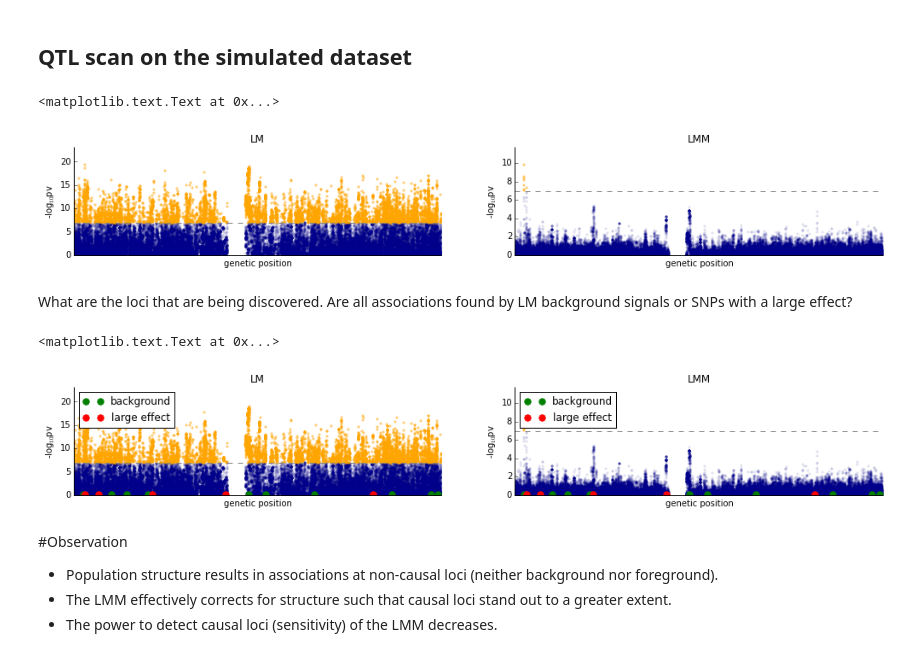
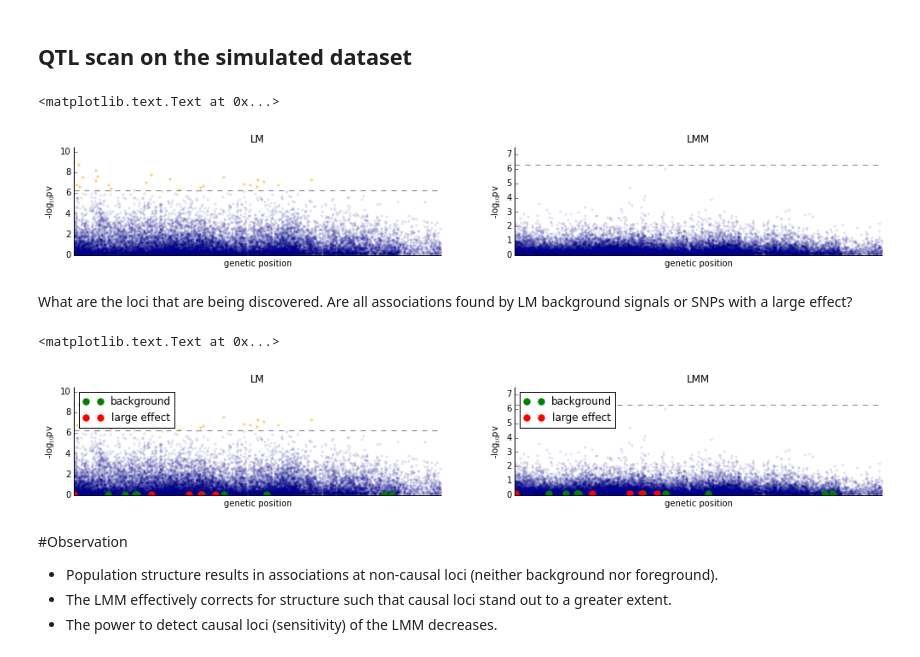
Before and after one commit to PMBio/limix-tutorials, a Jupyter notebook: LMM_singletrait/LMM_simulation.ipynb, the cells around one changed output. Drawn from its saved outputs; the diff is of its cells as text; code cells hidden in the pictures.

```diff
--- a/LMM_singletrait/LMM_simulation.ipynb
+++ b/LMM_singletrait/LMM_simulation.ipynb
@@ -22,8 +43,15 @@ pos_1000G = geno_reader_1000G.getPos()
+# %%
+if 0:
+    M = M1000G
+    POS = pos_1000G
+    minor_allele=2
+
+if 1:
+    M = Matwell
+    POS = posatwell
+    minor_allele=1
 # %%
-#select YRI and CEU populations
-Ipop = (population_1000G=='CEU') | (population_1000G=='YRI') | (population_1000G=='GBR') | (population_1000G=='FIN')
-population_1000G = population_1000G[Ipop]
-M1000G = geno_reader_1000G.getGenotypes()[Ipop]
+
 #M1000G = geno_reader_1000G.getGenotypes()
 
 #note: the 1000g samples have different populational background.
@@ -31,16 +59,16 @@ M1000G = geno_reader_1000G.getGenotypes()[Ipop]
 #you can query this information using the array "popuatlion_1000G"
 
 #filter by allele frequency
-af1000G = calc_AF(M1000G,minor=2)
-Iok = (af1000G['af']>=0.05) & ((af1000G['af']<0.95))
-M1000G = M1000G[:,Iok]
-pos_1000G = pos_1000G[Iok]
+af = calc_AF(M,minor=minor_allele)
+Iok = (af['af']>=0.05) & ((af['af']<0.95))
+M = M[:,Iok]
+POS = POS[Iok]
 # %%
-N = M1000G.shape[0]
+N = M.shape[0]
 #set random seed to make this reporducible
 sp.random.seed(5)
 
-snps = sp.array(M1000G,dtype='float')
+snps = sp.array(M,dtype='float')
 #specifiy number of causal variants and total variance attributable to genetic effects
 #10% are causal genetic effects
 Vfg = 0.2
@@ -54,7 +82,7 @@ Nfg = 5
 Nbg = 10
 
 #random selection of SNPs
-Irandom = sp.random.permutation(M1000G.shape[1])
+Irandom = sp.random.permutation(M.shape[1])
 i_snp =0
 
 #simulate population structure effects
@@ -112,39 +140,39 @@ pv      = lm.getPv().ravel()
 pl.figure(figsize=[17,5])
 plt.subplot(2,2,1)
 # Genome-wide manhatton plots for one phenotype:
-pos = pos_1000G['pos'].values
+pos = POS['pos'].values
 plot_manhattan(pos,pv)
 pl.title('LM')
 plt.subplot(2,2,2)
-pos = pos_1000G['pos'].values
+pos = POS['pos'].values
 plot_manhattan(pos,pv_lmm)
 pl.title('LMM')
 # %% [output]
 <matplotlib.text.Text at 0x...>
-[figure, old version]
+[figure, new version]
 # %% [markdown]
 What are the loci that are being discovered. Are all associations found by LM background signals or SNPs with a large effect?
 # %%
 pl.figure(figsize=[17,5])
 plt.subplot(2,2,1)
 # Genome-wide manhatton plots for one phenotype:
-pos = pos_1000G['pos'].values
+pos = POS['pos'].values
 plot_manhattan(pos,pv)
 #plot causal loci and background loci
 pl.plot(pos[I_bg],0.1*sp.ones(len(I_bg)),'g.',markersize=15,label='background')
 pl.plot(pos[I_fg],0.1*sp.ones(len(I_fg)),'r.',markersize=15,label='large effect')
 pl.legend(loc='upper left')
 pl.title('LM')
 plt.subplot(2,2,2)
 plot_manhattan(pos,pv_lmm)
 #plot causal loci and background loci
 pl.plot(pos[I_bg],0.1*sp.ones(len(I_bg)),'g.',markersize=15,label='background')
 pl.plot(pos[I_fg],0.1*sp.ones(len(I_fg)),'r.',markersize=15,label='large effect')
 pl.legend(loc='upper left')
 pl.title('LMM')
 # %% [output]
 <matplotlib.text.Text at 0x...>
-[figure, old version]
+[figure, new version]
 # %% [markdown]
 #Observation
 * Population structure results in associations at non-causal loci (neither background nor foreground).
```
Also changed, not shown: parts of 8 cells of this notebook, 2 other files.
